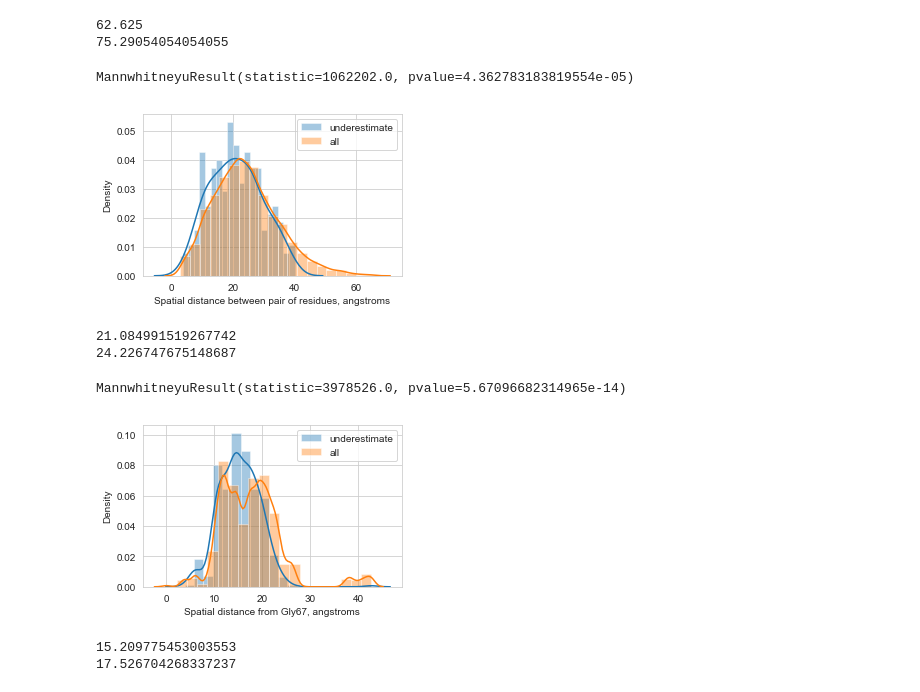
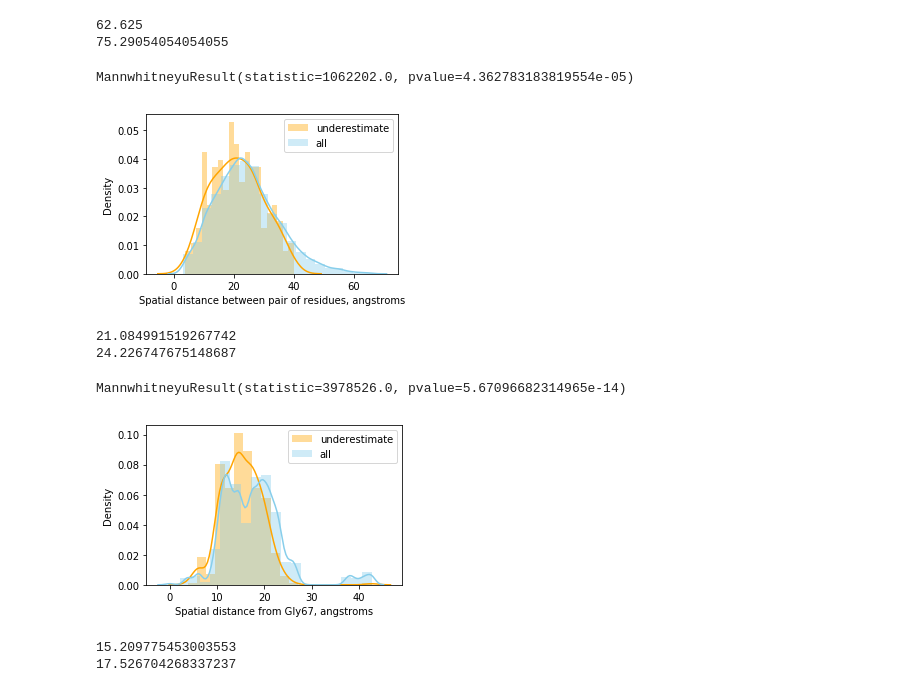
Before and after one commit to bdo311/mcprotein, a Jupyter notebook: code/gfp.ipynb, the cells around one changed output. Cells and saved outputs as stored; diff of their text form; code cells hidden in the pictures.

Commit message:
finalized code/figures

```diff
--- a/code/gfp.ipynb
+++ b/code/gfp.ipynb
@@ -896,33 +896,34 @@ print(np.mean(all_position_diff))
 # %%
 # in terms of actual distance from each other
 underest_distance_diff = []
 for mutations in two_mutations_under["aaMutations"]:
     [pos1, pos2] = [int(''.join(list(x)[2:-1])) for x in mutations.split(':')]
     try:
         underest_distance_diff.append(np.abs(gfp_map[pos2+1][pos1+1]))
     except:
         continue
 
 all_distance_diff = []
 for mutations in two_mutations["aaMutations"]:
     [pos1, pos2] = [int(''.join(list(x)[2:-1])) for x in mutations.split(':')]
     try: all_distance_diff.append(np.abs(gfp_map[pos2+1][pos1+1]))
     except: continue
 
 print(stats.mannwhitneyu(underest_distance_diff, all_distance_diff))
 
+pp = PdfPages("../figures/fig1g_pres.pdf")
 plt.figure(figsize=[4.5,3])
-sns.distplot(underest_distance_diff, bins=20, label="underestimate")
-sns.distplot(all_distance_diff, bins=20, label="all")
+sns.distplot(underest_distance_diff, bins=20, label="underestimate", color="orange")
+sns.distplot(all_distance_diff, bins=20, label="all", color="skyblue")
 plt.legend()
 plt.xlabel("Spatial distance between pair of residues, angstroms")
 plt.ylabel("Density")
 plt.tight_layout()
 pp.savefig()
 pp.close()
 # %% [output]
 MannwhitneyuResult(statistic=1062202.0, pvalue=4.362783183819554e-05)
-[figure, old version]
+[figure, new version]
 # %%
 print(np.mean(underest_distance_diff))
 print(np.mean(all_distance_diff))
@@ -948,11 +949,11 @@ for mutations in two_mutations["aaMutations"]:
         all_distance_chrom_diff.append(np.abs(gfp_map[pos2+1][65]))
     except: continue
 
-pp = PdfPages('../figures/fig2d.pdf')
+pp = PdfPages('../figures/fig2d_pres.pdf')
 plt.figure(figsize=[4.5,3])
 print(stats.mannwhitneyu(underest_distance_chrom_diff, all_distance_chrom_diff))
-sns.distplot(underest_distance_chrom_diff, bins=20, label="underestimate")
-sns.distplot(all_distance_chrom_diff, bins=20, label="all")
+sns.distplot(underest_distance_chrom_diff, bins=20, label="underestimate", color="orange")
+sns.distplot(all_distance_chrom_diff, bins=20, label="all", color="skyblue")
 plt.legend()
 plt.xlabel("Spatial distance from Gly67, angstroms")
 plt.ylabel("Density")
@@ -961,7 +962,7 @@ pp.savefig()
 pp.close()
 # %% [output]
 MannwhitneyuResult(statistic=3978526.0, pvalue=5.67096682314965e-14)
-[figure, old version]
+[figure, new version]
 # %%
 print(np.mean(underest_distance_chrom_diff))
 print(np.mean(all_distance_chrom_diff))
```
Also changed, not shown: parts of 5 cells of this notebook, 10 other files.
